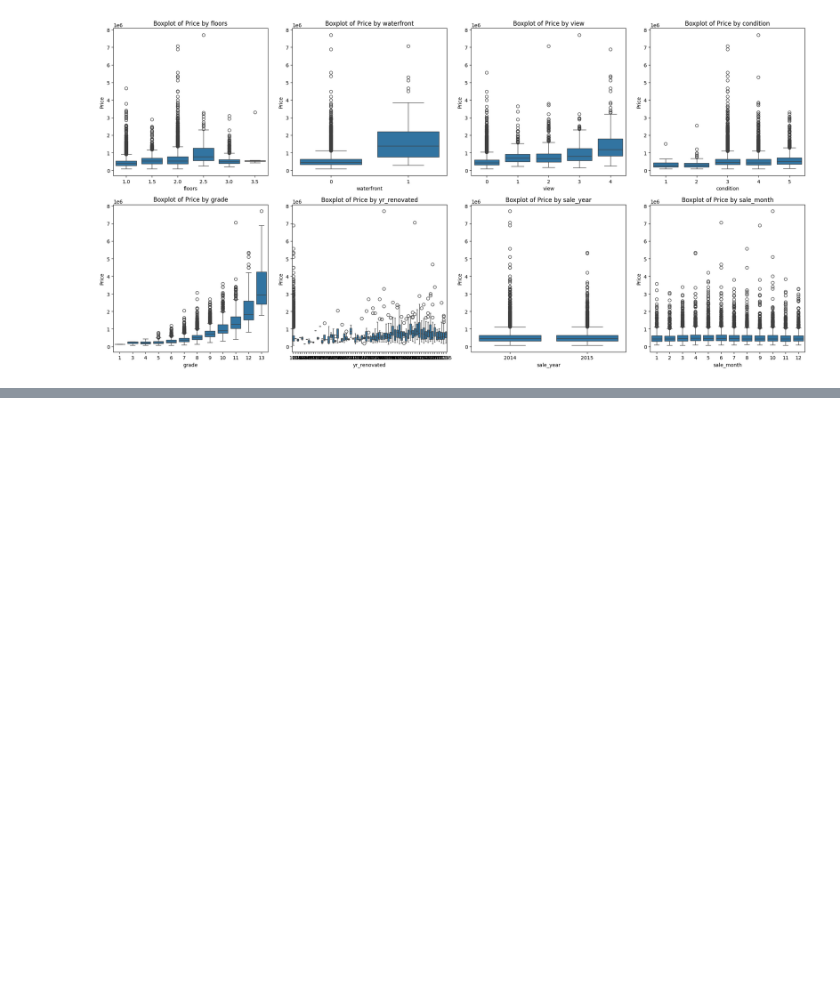
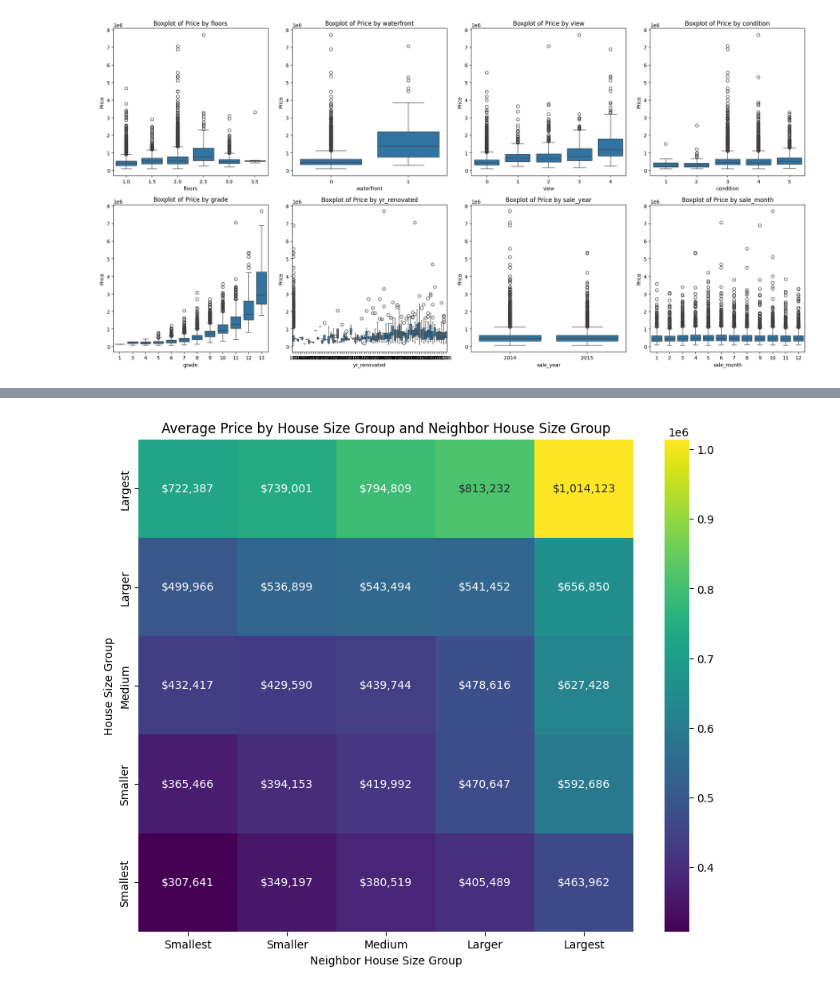
Before and after one commit to logansmith9454/cse450, a Jupyter notebook: notebooks/starter_housing.ipynb, the cells around one changed output, grey strips where cells are left out. Cells and saved outputs as stored; diff of their text form; code cells hidden in the pictures; blank space fills up the shorter version.

```diff
--- a/notebooks/starter_housing.ipynb
+++ b/notebooks/starter_housing.ipynb
@@ -132,0 +221,36 @@ predictions_df = pd.DataFrame(mini_y_pred, columns=['price'])
+# %%
+# Define the number of bins
+n_bins = 5
+
+# Create bins for sqft_living and sqft_living15
+housing['sqft_living_bin'] = pd.qcut(housing['sqft_living'], q=n_bins, labels=False, duplicates='drop')
+housing['sqft_living15_bin'] = pd.qcut(housing['sqft_living15'], q=n_bins, labels=False, duplicates='drop')
+
+# Create more user-friendly labels for the bins
+bin_labels = ['Smallest', 'Smaller', 'Medium', 'Larger', 'Largest'] # Simplified labels
+# Map numerical bins to user-friendly labels for plotting
+average_price_by_bins_labeled = average_price_by_bins.copy()
+average_price_by_bins_labeled.index = average_price_by_bins_labeled.index.map(lambda x: bin_labels[x])
+average_price_by_bins_labeled.columns = average_price_by_bins_labeled.columns.map(lambda x: bin_labels[x])
+
+
+# Group by the bins and calculate the average price
+average_price_by_bins = housing.groupby(['sqft_living_bin', 'sqft_living15_bin'])['price'].mean().unstack()
+
+# Create a heatmap of the average price by bins
+plt.figure(figsize=(10, 8))
+ax = sns.heatmap(average_price_by_bins_labeled, annot=True, fmt=".0f", cmap='viridis')
+plt.title('Average Price by House Size Group and Neighbor House Size Group')
+plt.xlabel('Neighbor House Size Group')
+plt.ylabel('House Size Group')
+
+# Invert the y-axis
+ax.invert_yaxis()
+
+# Format heatmap annotations as currency
+for t in ax.texts:
+    t.set_text('${:,.0f}'.format(float(t.get_text())))
+
+plt.show()
+# %% [output]
+[figure, added]
```
Also changed, not shown: parts of 12 cells of this notebook.
